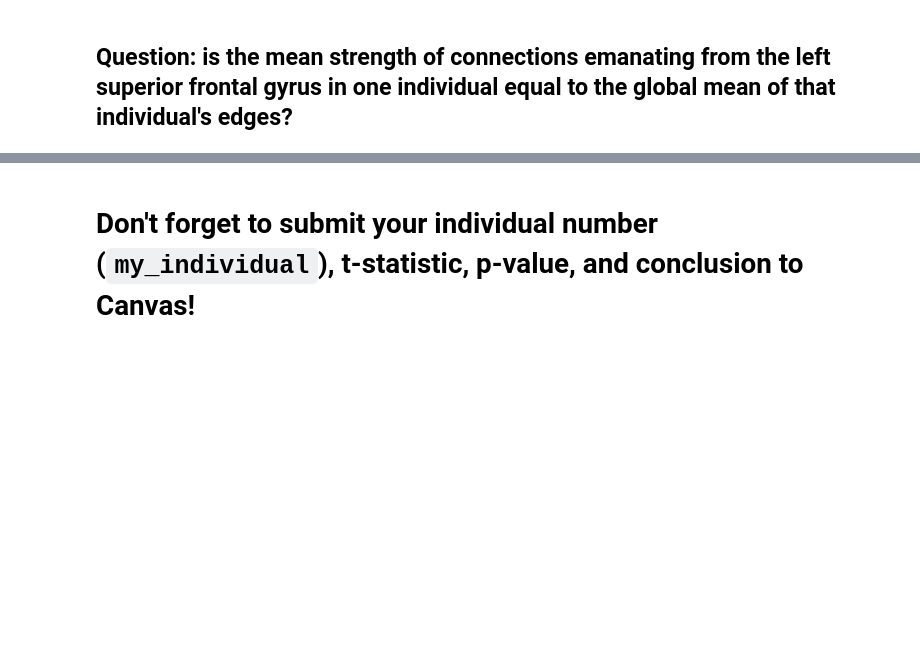
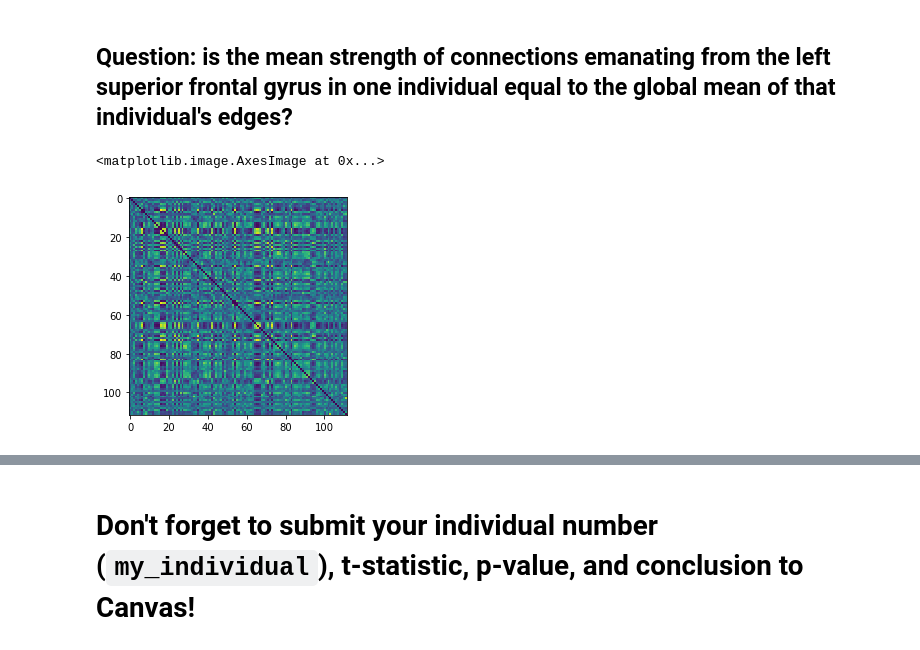
Before and after one commit to asizemore/ENM_375_lecture_code, a Jupyter notebook: lecture_11_02_25_2020/Lecture11_inclass_exercise.ipynb, the cells around one changed output, grey strips where cells are left out. Saved outputs shown, nothing was run; the diff lists cells and outputs as text; code cells hidden in the pictures; blank space fills up the shorter version.

```diff
--- a/lecture_11_02_25_2020/Lecture11_inclass_exercise.ipynb
+++ b/lecture_11_02_25_2020/Lecture11_inclass_exercise.ipynb
@@ -61,7 +91,12 @@ np.where(region_names == 'Superior temporal gyrus, posterior')[0]
 # %%
 my_individual = 9
 
 adj = brain_array[:, :, my_individual]
+
+plt.imshow(adj)
+# %% [output]
+<matplotlib.image.AxesImage at 0x...>
+[figure, added]
 # %%
 # Step 1: Turn the adjacency matrix into a graph.
 
```
Also changed, not shown: parts of 7 cells of this notebook, 4 other files.
